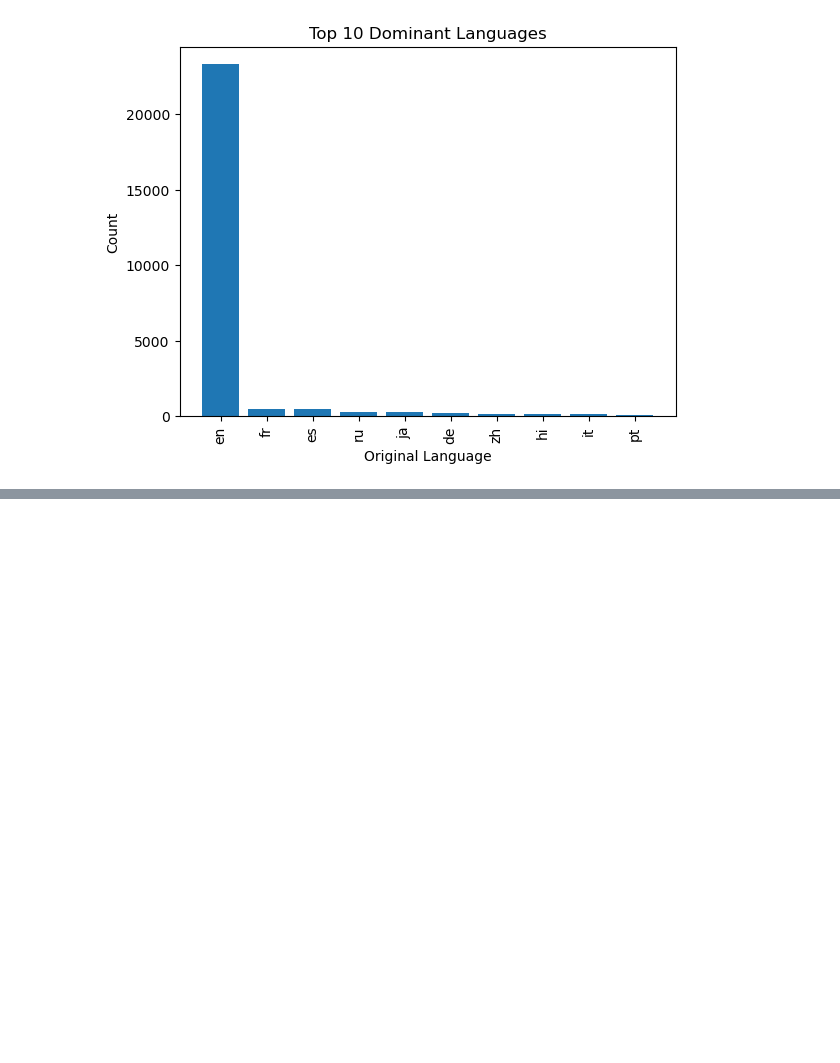
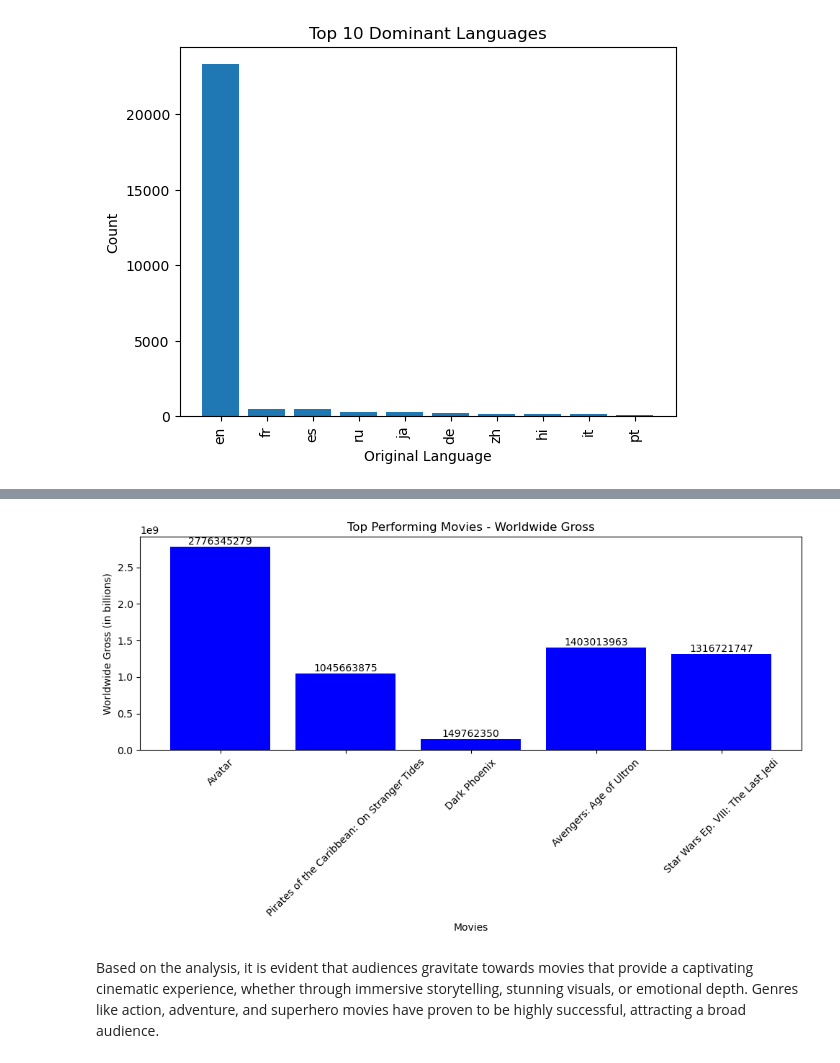
Before and after one commit to Ivan3864/Microsoft-Movie-Studio-Analysis, a Jupyter notebook: insight.ipynb, the cells around one changed output, grey strips where cells are left out. Drawn from its saved outputs; the diff is of its cells as text; code cells hidden in the pictures; blank space fills up the shorter version.

Commit message:
Complete summary of the analysis

```diff
--- a/insight.ipynb
+++ b/insight.ipynb
@@ -760,0 +802,23 @@ plt.show()
+# %%
+movies = ['Avatar', 'Pirates of the Caribbean: On Stranger Tides', 'Dark Phoenix', 'Avengers: Age of Ultron', 'Star Wars Ep. VIII: The Last Jedi']
+worldwide_gross = [2776345279, 1045663875, 149762350, 1403013963, 1316721747]
+
+# Create a bar chart
+plt.figure(figsize=(10, 6))
+plt.bar(movies, worldwide_gross, color='blue')
+plt.xlabel('Movies')
+plt.ylabel('Worldwide Gross (in billions)')
+plt.title('Top Performing Movies - Worldwide Gross')
+plt.xticks(rotation=45)
+
+# Add data labels
+for i, v in enumerate(worldwide_gross):
+    plt.text(i, v, str(v), ha='center', va='bottom')
+
+# Display the chart
+plt.tight_layout()
+plt.show()
+# %% [output]
+[figure, added]
+# %% [markdown]
+Based on the analysis, it is evident that audiences gravitate towards movies that provide a captivating cinematic experience, whether through immersive storytelling, stunning visuals, or emotional depth. Genres like action, adventure, and superhero movies have proven to be highly successful, attracting a broad audience.
```
Also changed, not shown: parts of 19 cells of this notebook.
